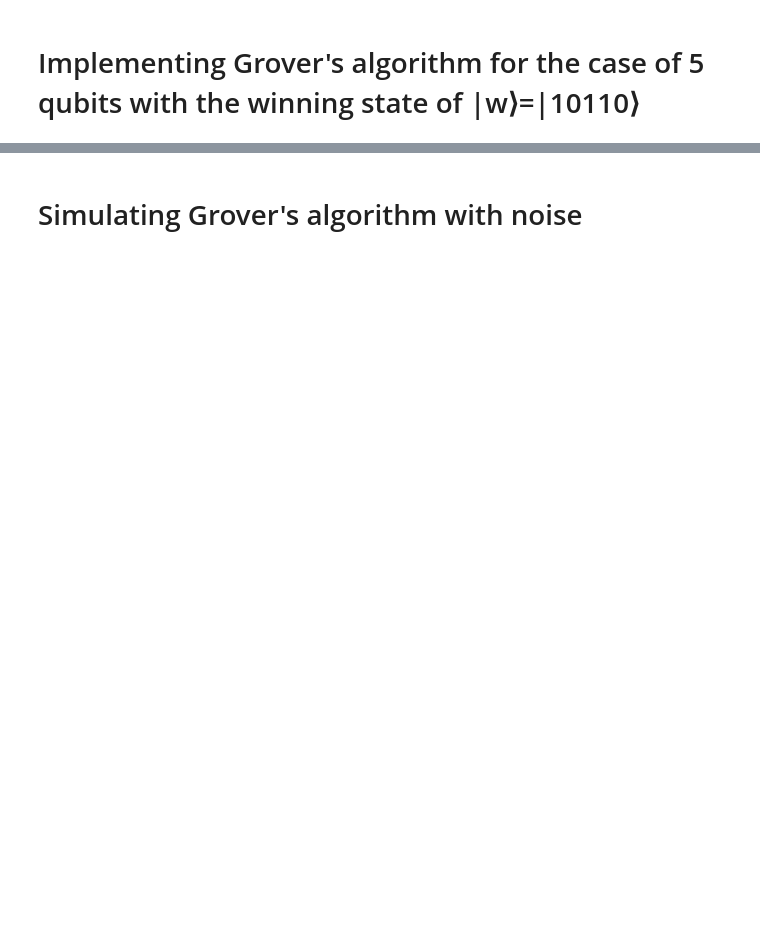
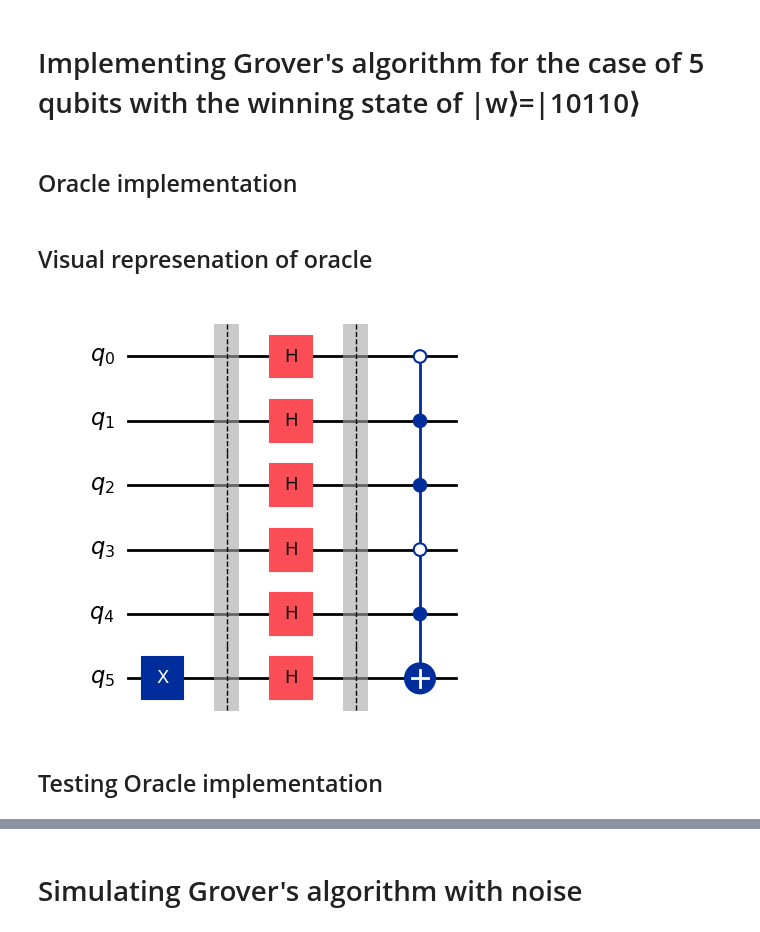
Before and after one commit to MathieuGrenier446/tp2_quantique, a Jupyter notebook: TP2_Grover.ipynb, the cells around one changed output, grey strips where cells are left out. Saved outputs shown, nothing was run; the diff lists cells and outputs as text; code cells hidden in the pictures; blank space fills up the shorter version.

```diff
--- a/TP2_Grover.ipynb
+++ b/TP2_Grover.ipynb
@@ -39,5 +25,26 @@ from qiskit.visualization import plot_histogram
+# %% [markdown]
+## Oracle implementation
 # %%
-def naive_oracle(qc: QuantumCircuit, ctrl_state: str, total_qubit_count: int, functional_qubit_count: int):
+def oracle(qc: QuantumCircuit, ctrl_state: str, total_qubit_count: int, functional_qubit_count: int):
     auxilary_bit_index = total_qubit_count - 1
     functional_qubit_indexes = list(range(functional_qubit_count))
     qc.mcx(functional_qubit_indexes, auxilary_bit_index, ctrl_state=ctrl_state)
+# %% [markdown]
+## Visual represenation of oracle
+# %%
+ctrl_state = "10110"
+total_qubit_count = 6
+functional_qubit_count = 5
+auxilary_qubit_index = 5
+
+qc = QuantumCircuit(total_qubit_count)
+qc.x(auxilary_qubit_index)
+qc.barrier()
+qc.h(range(total_qubit_count))
+qc.barrier()
+oracle(qc, ctrl_state, total_qubit_count, functional_qubit_count)
+qc.draw("mpl")
+# %% [output]
+[figure, added]
+# %% [markdown]
+## Testing Oracle implementation
```
Also changed, not shown: parts of 26 cells of this notebook.
